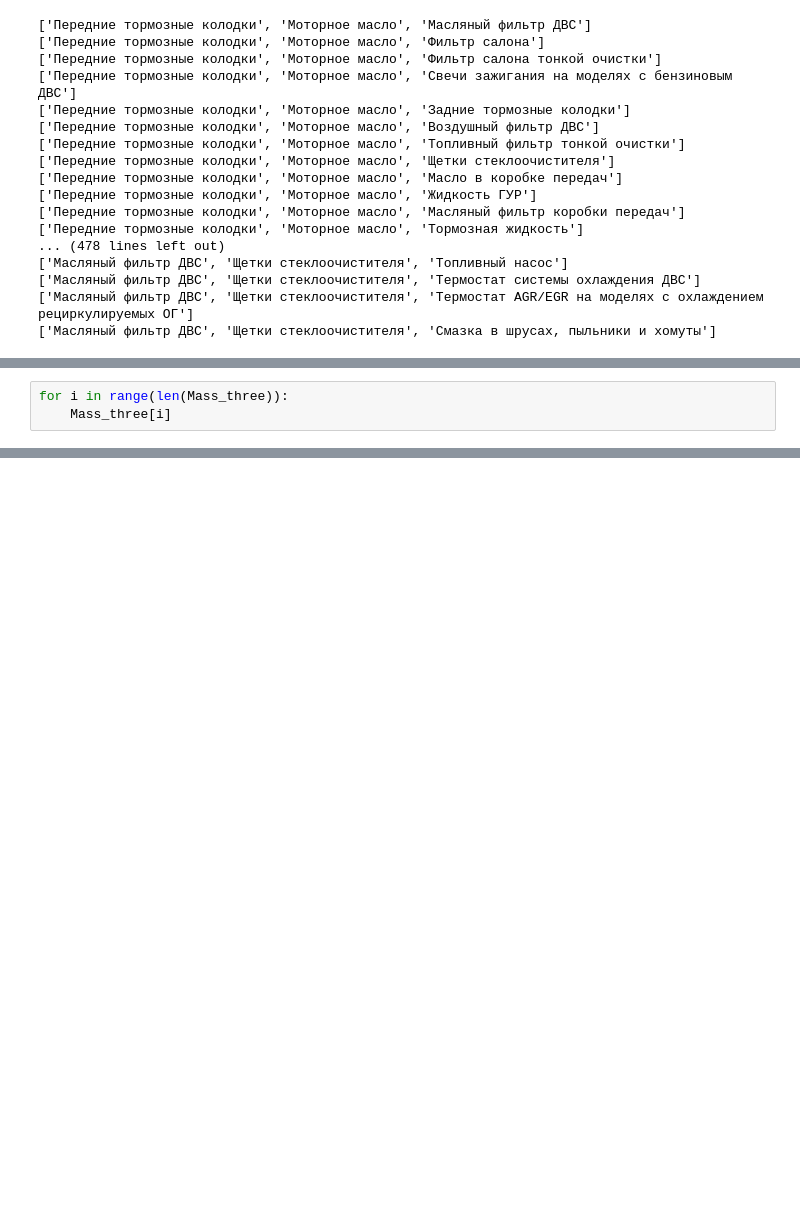
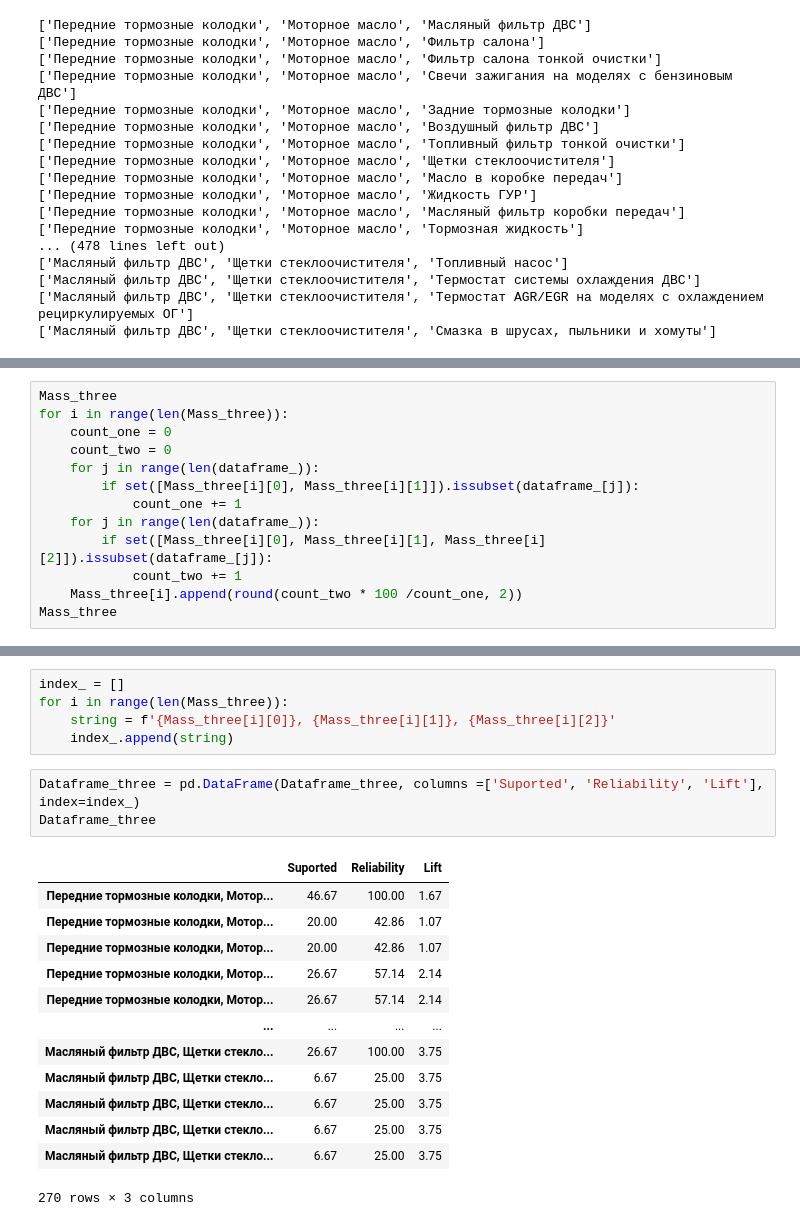
Before and after one commit to FilippYV/Firs_task_Zeleznyak, a Jupyter notebook: Complete.ipynb, the cells around one changed output, grey strips where cells are left out. Saved outputs shown, nothing was run; the diff lists cells and outputs as text; blank space fills up the shorter version.

```diff
--- a/Complete.ipynb
+++ b/Complete.ipynb
@@ -463,3 +478,13 @@ Mass_three
 # %%
+Mass_three
 for i in range(len(Mass_three)):
-    Mass_three[i]
+    count_one = 0
+    count_two = 0
+    for j in range(len(dataframe_)):
+        if set([Mass_three[i][0], Mass_three[i][1]]).issubset(dataframe_[j]):
+            count_one += 1
+    for j in range(len(dataframe_)):
+        if set([Mass_three[i][0], Mass_three[i][1], Mass_three[i][2]]).issubset(dataframe_[j]):
+            count_two += 1
+    Mass_three[i].append(round(count_two * 100 /count_one, 2))
+Mass_three
@@ -465,0 +562,22 @@ for i in range(len(Mass_three)):
+# %%
+index_ = []
+for i in range(len(Mass_three)):
+    string = f'{Mass_three[i][0]}, {Mass_three[i][1]}, {Mass_three[i][2]}'
+    index_.append(string)
+# %%
+Dataframe_three = pd.DataFrame(Dataframe_three, columns =['Suported', 'Reliability', 'Lift'], index=index_)
+Dataframe_three
+# %% [output]
+|  | Suported | Reliability | Lift |
+| Передние тормозные колодки, Мотор... | 46.67 | 100.00 | 1.67 |
+| Передние тормозные колодки, Мотор... | 20.00 | 42.86 | 1.07 |
+| Передние тормозные колодки, Мотор... | 20.00 | 42.86 | 1.07 |
+| Передние тормозные колодки, Мотор... | 26.67 | 57.14 | 2.14 |
+| Передние тормозные колодки, Мотор... | 26.67 | 57.14 | 2.14 |
+| ... | ... | ... | ... |
+| Масляный фильтр ДВС, Щетки стекло... | 26.67 | 100.00 | 3.75 |
+| Масляный фильтр ДВС, Щетки стекло... | 6.67 | 25.00 | 3.75 |
+| Масляный фильтр ДВС, Щетки стекло... | 6.67 | 25.00 | 3.75 |
+| Масляный фильтр ДВС, Щетки стекло... | 6.67 | 25.00 | 3.75 |
+| Масляный фильтр ДВС, Щетки стекло... | 6.67 | 25.00 | 3.75 |
+270 rows × 3 columns
```
Also changed, not shown: parts of 6 cells of this notebook.
